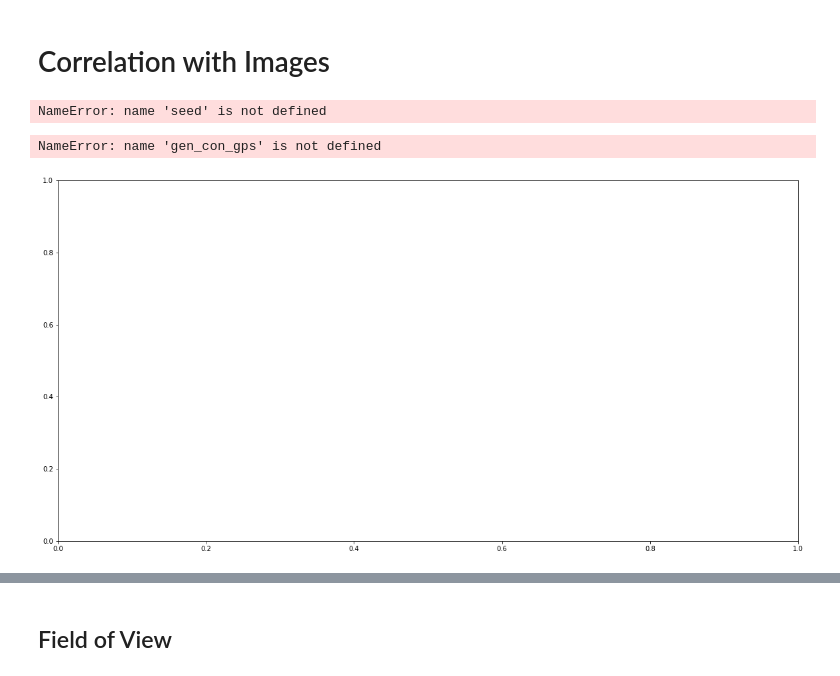
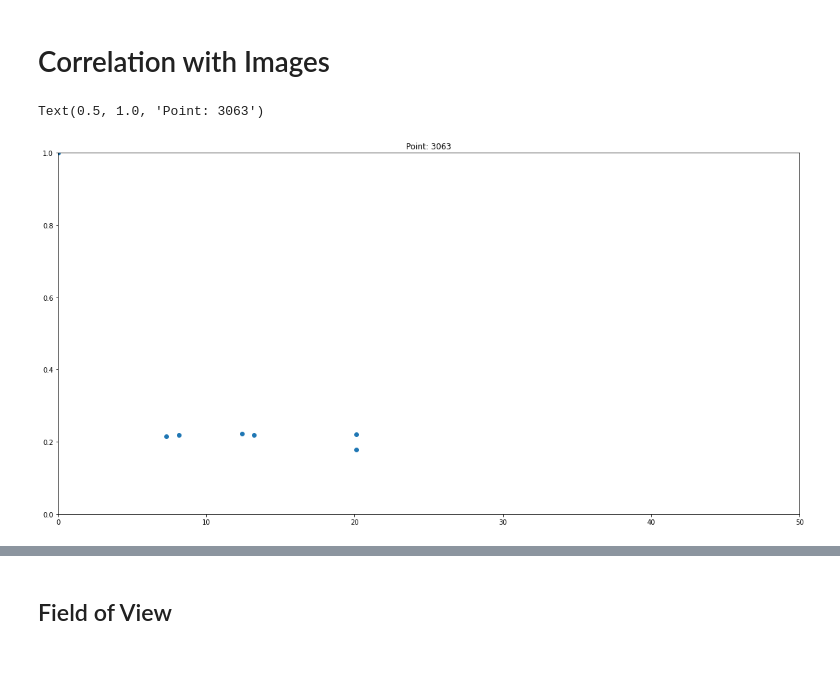
Before and after one commit to Holstrup/PlaceRecognition, a Jupyter notebook: notebooks/Correlation Plots.ipynb, the cells around one changed output, grey strips where cells are left out. Cells and saved outputs as stored; diff of their text form; code cells hidden in the pictures.

```diff
--- a/notebooks/Correlation Plots.ipynb
+++ b/notebooks/Correlation Plots.ipynb
@@ -464,20 +465,15 @@ emb = 1-emb
 for i in range(len(gps)):
     emb[i][gps[i] > 25] = 1
     gps[i][gps[i] > 25] = 0
-# %%
-#gen_con_gps,gen_con_lat  = gps[seed], emb[seed]
-gen_mse_gps,gen_mse_lat = gps[seed], emb[seed]
-# %% [output]
-NameError: name 'seed' is not defined
 # %%
 fig, ax = plt.subplots(1, 1, figsize=(20,10))
-seed = 3221 #random.randint(1,len(gps)-4)
-plt.scatter(gen_con_gps,gen_con_lat, label='Generalized Contrastive')
-plt.scatter(gen_mse_gps,gen_mse_lat, label='Generalized MSE')
+seed = 3063 #random.randint(1,len(gps)-4)
+
+plt.scatter(gps[seed], emb[seed])
+
 plt.xlim((0,50))
 plt.ylim((0,1.0))
-plt.legend()
 plt.title(f'Point: {seed}')
 # %% [output]
-NameError: name 'gen_con_gps' is not defined
+Text(0.5, 1.0, 'Point: 3063')
-[figure, old version]
+[figure, new version]
```
Also changed, not shown: parts of 5 cells of this notebook, 2 other files.
